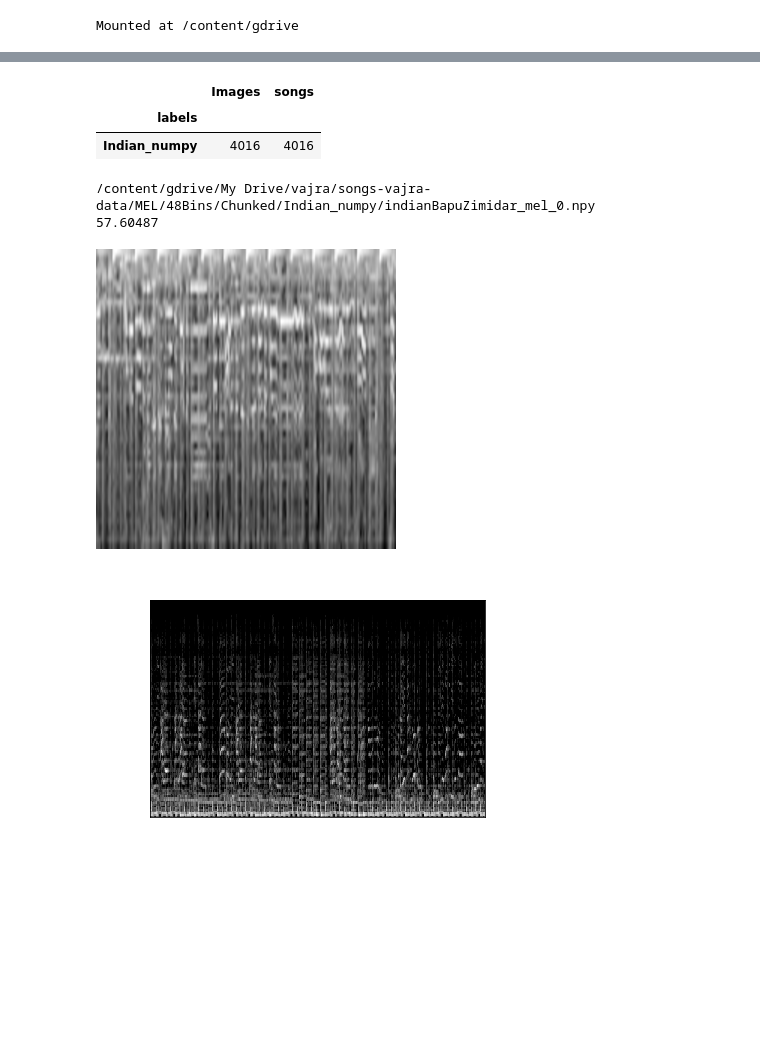
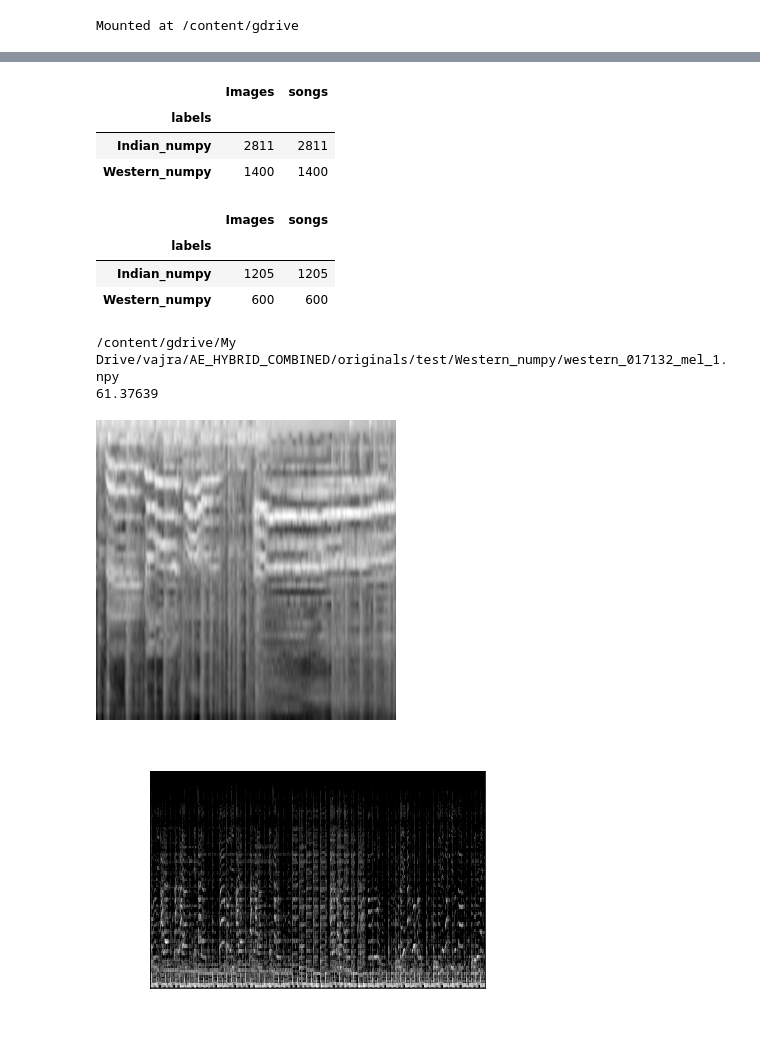
Before and after one commit to agarr3/vajra-new-2, a Jupyter notebook: AE_HYBRID_INDIAN.ipynb, the cells around one changed output, grey strips where cells are left out. Drawn from its saved outputs; the diff is of its cells as text; code cells hidden in the pictures; blank space fills up the shorter version.

Commit message:
new data strategy, running

```diff
--- a/AE_HYBRID_INDIAN.ipynb
+++ b/AE_HYBRID_INDIAN.ipynb
@@ -36,9 +36,16 @@ elif reduction_loss == "sum":
 n_epochs = 30
 print_every = 1
 
+
+
+DATA_BASE_PATH = "/content/gdrive/My Drive/vajra/AE_HYBRID_COMBINED/"
+DATA_SONG_DIR = "originals"
+DATA_IMG_DIR = "originals"
+input_bins = 48
 BASE_PATH = "/content/gdrive/My Drive/vajra/AE_HYBRID_INDIAN/"
 
-input_bins = 48
+
+
 seq_len=200
 AE_encoded_dim = 64
 
@@ -80,0 +93,22 @@ dataDF.head()
+# %%
+test_files = []
+exclusion = ["098567.npy","098569.npy", '098565.npy']
+for r,d, fileList in os.walk(os.path.join(DATA_BASE_PATH, DATA_IMG_DIR, "test", "Western_numpy")):
+  for file in fileList:
+    if(file not in exclusion):
+      test_files.append([file,file, "Western_numpy"])
+    else:
+      print(file)
+
+random.seed(1234)
+test_files = random.sample(test_files, len(test_files))
+
+for r,d, fileList in os.walk(os.path.join(DATA_BASE_PATH, DATA_IMG_DIR, "test", "Indian_numpy")):
+  for file in fileList:
+    if(True):
+      test_files.append([file,file, "Indian_numpy"])
+    else:
+      print(file)
+
+test_data = pd.DataFrame(test_files, columns=['Images','songs','labels'])
+test_data.head()
@@ -81,29 +122,37 @@ dataDF.head()
 # %%
-dataDF.groupby("labels").count()
+train_data.groupby("labels").count()
 # %% [output]
 |  | Images | songs |
 | labels |  |  |
-| Indian_numpy | 4016 | 4016 |
+| Indian_numpy | 2811 | 2811 |
+| Western_numpy | 1400 | 1400 |
+# %%
+test_data.groupby("labels").count()
+# %% [output]
+|  | Images | songs |
+| labels |  |  |
+| Indian_numpy | 1205 | 1205 |
+| Western_numpy | 600 | 600 |
 # %%
 test_idx = random. randint(0,1000)
-test_img_path = os.path.join(DATA_BASE_PATH, DATA_IMG_DIR, dataDF.loc[test_idx, 'labels'], dataDF.loc[test_idx, 'Images'])
+test_img_path = os.path.join(DATA_BASE_PATH, DATA_IMG_DIR,"test", test_data.loc[test_idx, 'labels'], test_data.loc[test_idx, 'Images'])
 print(test_img_path)
 
 numpy_arr = np.load(test_img_path)
 
 array = numpy_arr*-1
 print(array.max())
 array *= (255.0/array.max())
 array = 255 - array
 
 test_image = Image.fromarray(array)
 test_image = test_image.convert('L')
 test_image = test_image.resize((300,300))
 test_image
 # %% [output]
-/content/gdrive/My Drive/vajra/songs-vajra-data/MEL/48Bins/Chunked/Indian_numpy/indianBapuZimidar_mel_0.npy
-57.60487
+/content/gdrive/My Drive/vajra/AE_HYBRID_COMBINED/originals/test/Western_numpy/western_017132_mel_1.npy
+61.37639
-[figure, old version]
+[figure, new version]
 # %%
 test_img_path = '/content/gdrive/My Drive/Kaggle/GTZAN/Data/images_original/reggae/reggae00016.png'
 test_image = Image.open(test_img_path)
```
Also changed, not shown: parts of 24 cells of this notebook.
